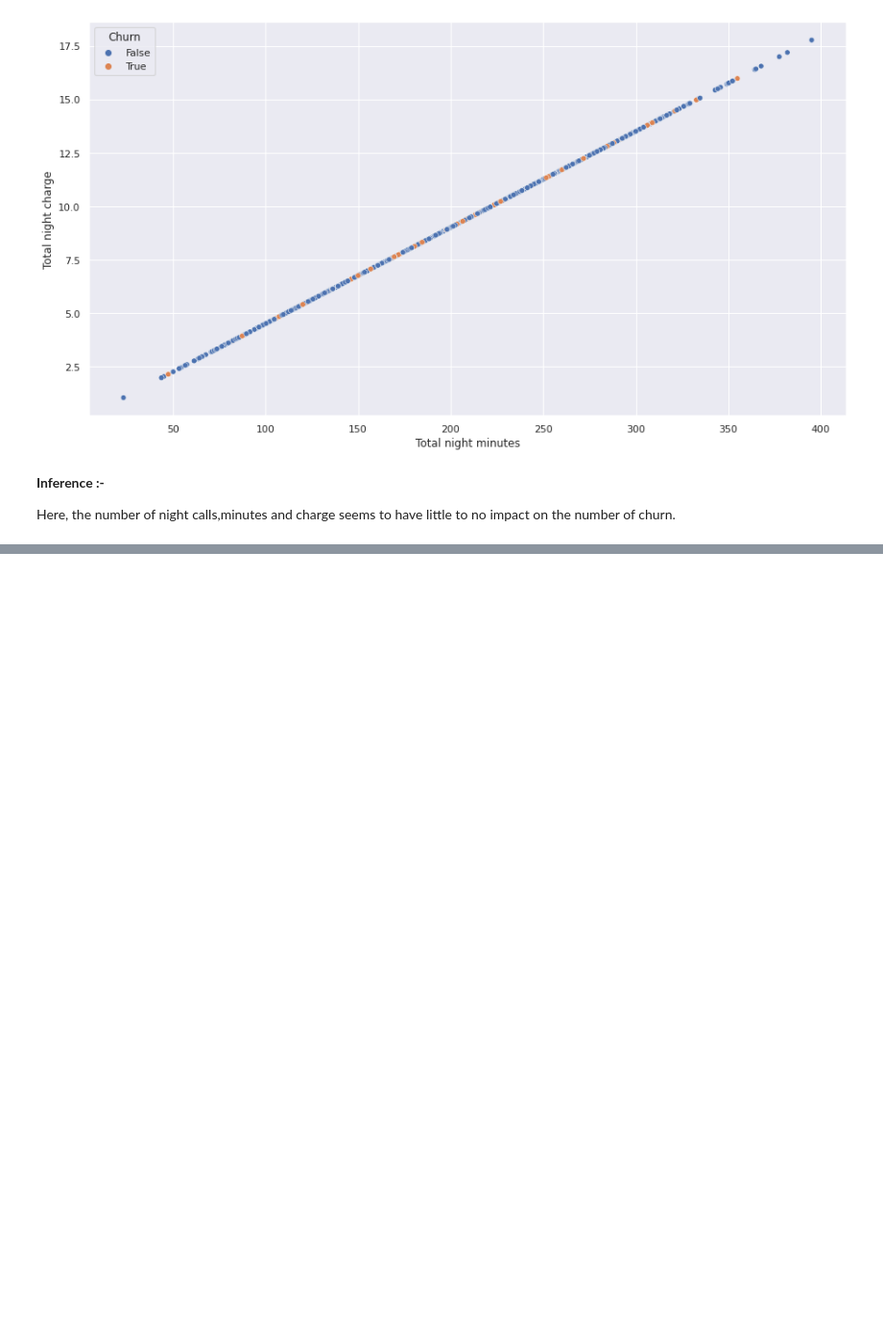
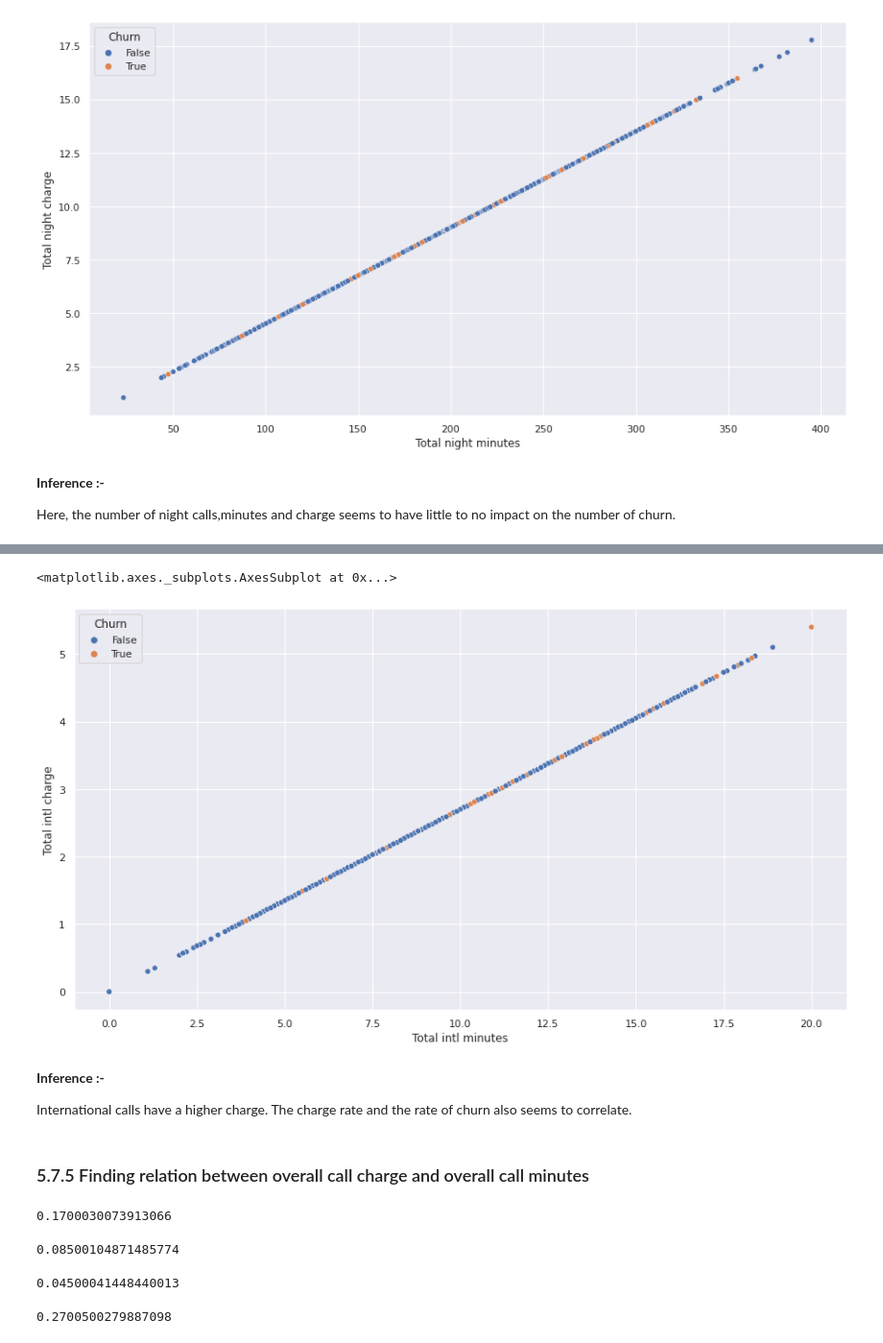
Before and after one commit to CKhumba/Telecom-Churn-Analysis, a Jupyter notebook: Telecom_Churn_Analysis_Capstone_Project.ipynb, the cells around one changed output, grey strips where cells are left out. Shown: that part at 96% size. Drawn from its saved outputs; the diff is of its cells as text; code cells hidden in the pictures; blank space fills up the shorter version.

```diff
--- a/Telecom_Churn_Analysis_Capstone_Project.ipynb
+++ b/Telecom_Churn_Analysis_Capstone_Project.ipynb
@@ -719,0 +782,43 @@ Here, the number of night calls,minutes and charge seems to have little to no im
+# %%
+#show the relation using scatter plot
+
+plt.figure(figsize=(15,8))
+sns.scatterplot(x="Total intl minutes", y="Total intl charge", hue="Churn", data=df)
+# %% [output]
+<matplotlib.axes._subplots.AxesSubplot at 0x...>
+[figure, added]
+# %% [markdown]
+**Inference :-**
+
+International calls have a higher charge.
+The charge rate and the rate of churn also seems to correlate.
+# %% [markdown]
+### 5.7.5 Finding relation between overall call charge and overall call minutes
+# %%
+# charge rate for day call
+
+day_charge = df['Total day charge'].mean()/df['Total day minutes'].mean()
+day_charge
+# %% [output]
+0.1700030073913066
+# %%
+# charge rate for evening call
+
+eve_charge= df['Total eve charge'].mean()/df['Total eve minutes'].mean()
+eve_charge
+# %% [output]
+0.08500104871485774
+# %%
+# charge rate for night call
+
+night_charge = df['Total night charge'].mean()/df['Total night minutes'].mean()
+night_charge
+# %% [output]
+0.04500041448440013
+# %%
+# charge rate for international call
+
+int_charge= df['Total intl charge'].mean()/df['Total intl minutes'].mean()
+int_charge
+# %% [output]
+0.2700500279887098
```
Also changed, not shown: parts of 26 cells of this notebook.
